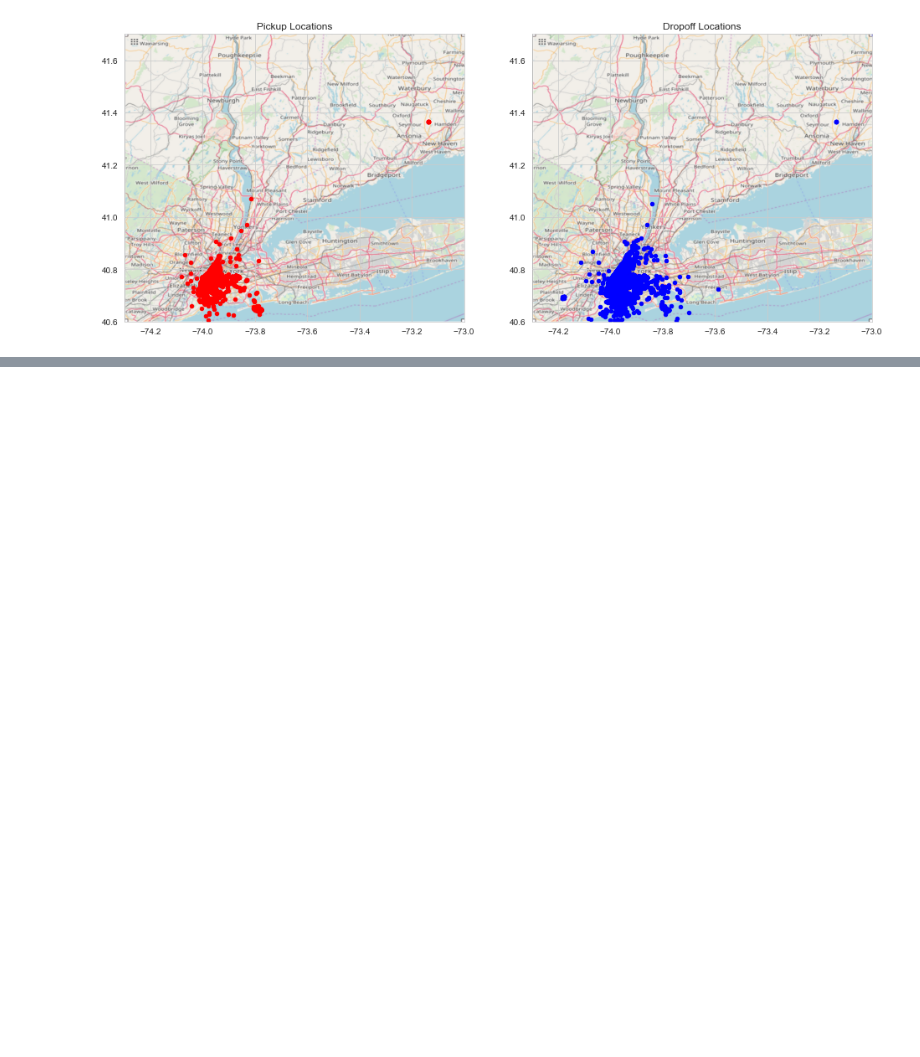
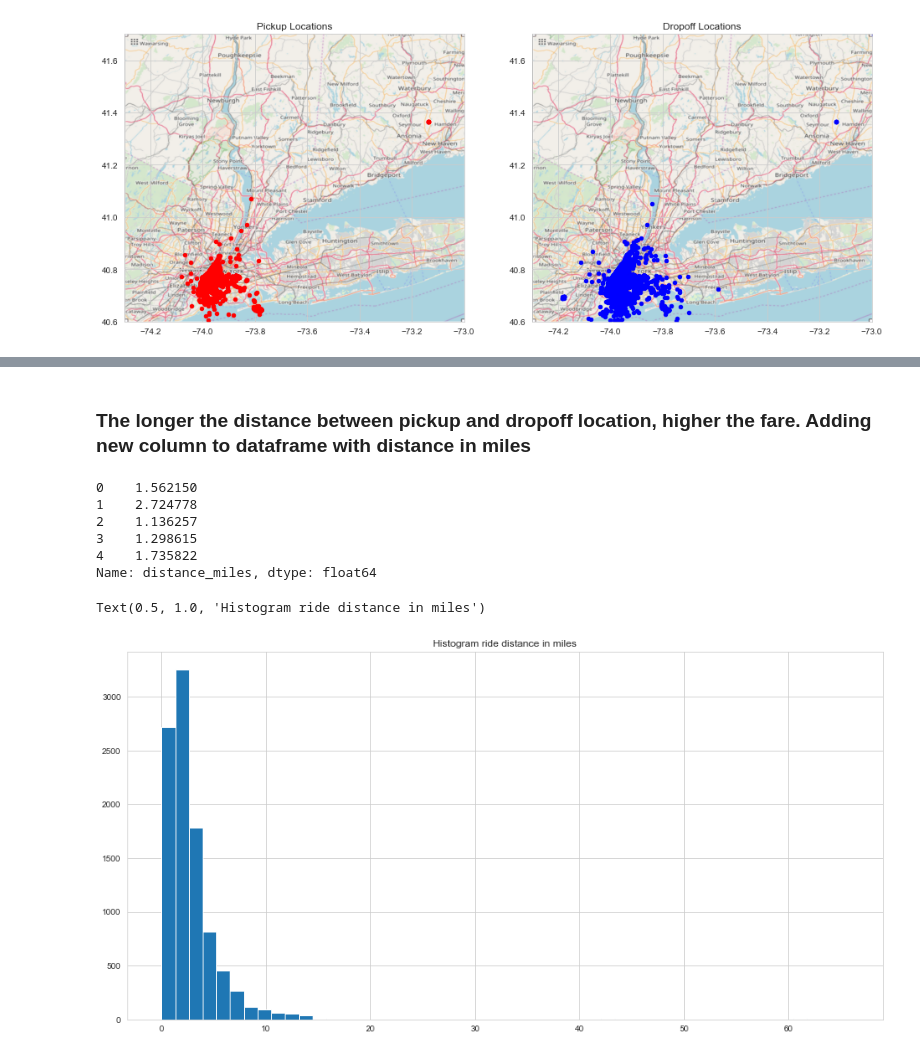
Before and after one commit to ThierrryScotto/New-York-Taxi-Fare-Prediction, a Jupyter notebook: New_York_City_Taxi_Fare_Prediction.ipynb, the cells around one changed output, grey strips where cells are left out. Saved outputs shown, nothing was run; the diff lists cells and outputs as text; code cells hidden in the pictures; blank space fills up the shorter version.

```diff
--- a/New_York_City_Taxi_Fare_Prediction.ipynb
+++ b/New_York_City_Taxi_Fare_Prediction.ipynb
@@ -266,0 +285,5 @@ plot_on_map(df_test, BB, nyc_map, alpha=1.0, s=20)
+# %%
+# add time information
+df_train['year'] = df_train["pickup_datetime"].apply(lambda t: t.year)
+df_train['weekday'] = df_train["pickup_datetime"].apply(lambda t: t.weekday)
+df_train['hour'] = df_train["pickup_datetime"].apply(lambda  t: t.hour)
@@ -266,0 +310,25 @@ plot_on_map(df_test, BB, nyc_map, alpha=1.0, s=20)
+# %%
+def distance(lat1, lon1, lat2, lon2):
+  p = 0.017453292519943295 # Pi/180
+  a = 0.5 - np.cos((lat2 - lat1) * p)/2 + np.cos(lat1 * p) * np.cos(lat2 * p) * (1 - np.cos((lon2 - lon1) * p))/2
+  return 0.6213712 * 12742 * np.arcsin(np.sqrt(a))
+# %% [markdown]
+### The longer the distance between pickup and dropoff location, higher the fare. Adding new column to dataframe with distance in miles
+# %%
+df_train['distance_miles'] = distance(df_train['pickup_latitude'], df_train['pickup_longitude'],
+                                      df_test['dropoff_latitude'], df_train['dropoff_longitude'])
+# %%
+df_train['distance_miles'].head()
+# %% [output]
+0    1.562150
+1    2.724778
+2    1.136257
+3    1.298615
+4    1.735822
+Name: distance_miles, dtype: float64
+# %%
+df_train['distance_miles'].hist(bins=50, figsize=(16, 8))
+plt.title("Histogram ride distance in miles")
+# %% [output]
+Text(0.5, 1.0, 'Histogram ride distance in miles')
+[figure, added]
```
Also changed, not shown: parts of 14 cells of this notebook.
